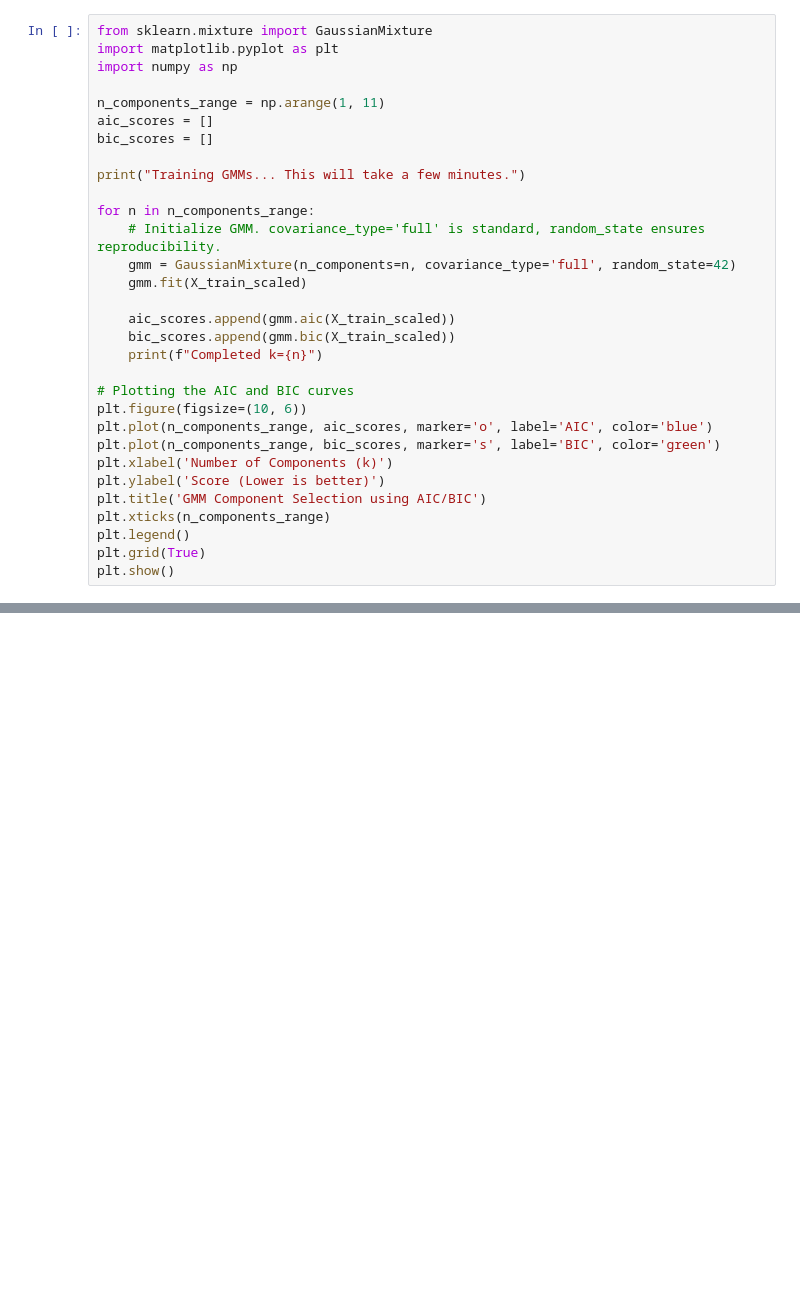
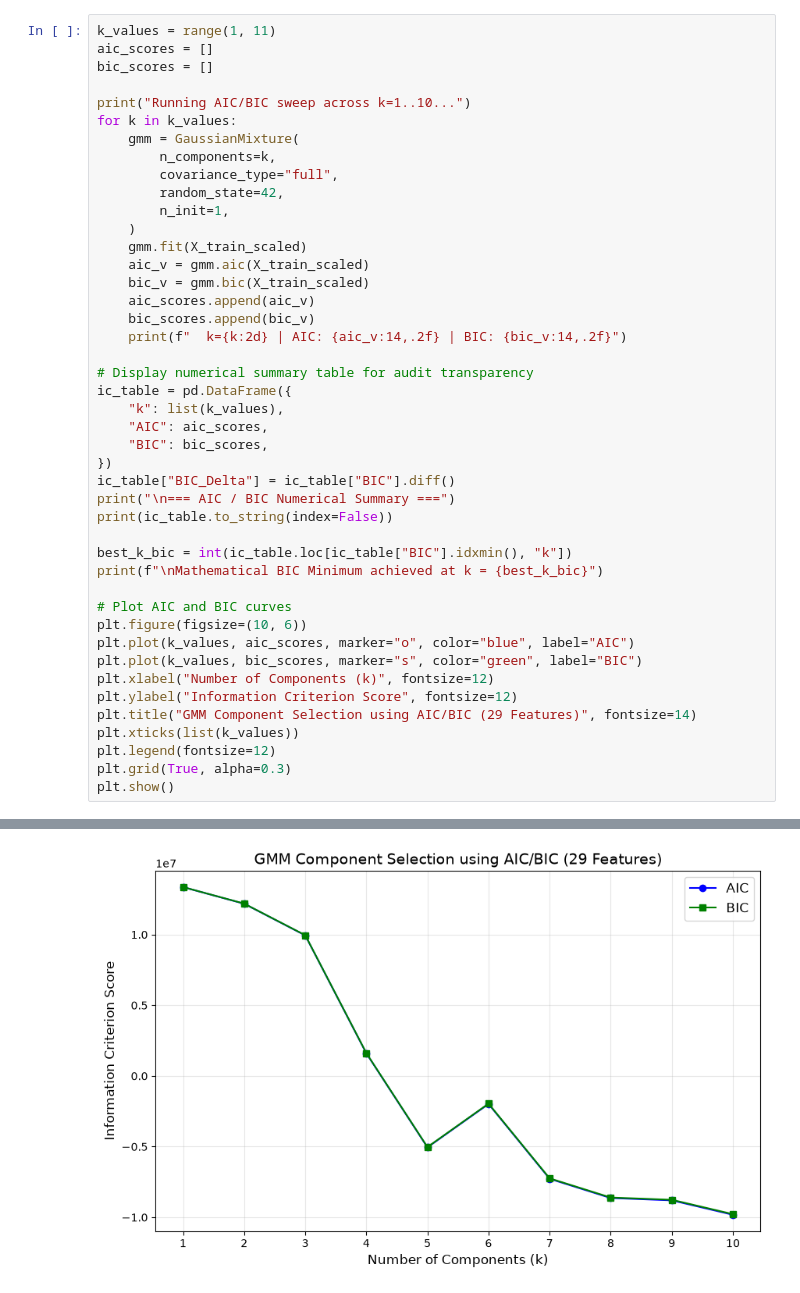
Before and after one commit to palak22291/card-fraud-triage, a Jupyter notebook: notebooks/gmm_model_selection.ipynb, the cells around one changed output, grey strips where cells are left out. Drawn from its saved outputs; the diff is of its cells as text; blank space fills up the shorter version.

Commit message:
feat(model): execute leak-free gmm training sweep (k=10) and serialize artifacts

```diff
--- a/notebooks/gmm_model_selection.ipynb
+++ b/notebooks/gmm_model_selection.ipynb
@@ -19,32 +45,45 @@ FileNotFoundError: [Errno 2] No such file or directory: 'data/processed/train_le
 # %%
-from sklearn.mixture import GaussianMixture
-import matplotlib.pyplot as plt
-import numpy as np
-
-n_components_range = np.arange(1, 11)
+k_values = range(1, 11)
 aic_scores = []
 bic_scores = []
 
-print("Training GMMs... This will take a few minutes.")
+print("Running AIC/BIC sweep across k=1..10...")
+for k in k_values:
+    gmm = GaussianMixture(
+        n_components=k,
+        covariance_type="full",
+        random_state=42,
+        n_init=1,
+    )
+    gmm.fit(X_train_scaled)
+    aic_v = gmm.aic(X_train_scaled)
+    bic_v = gmm.bic(X_train_scaled)
+    aic_scores.append(aic_v)
+    bic_scores.append(bic_v)
+    print(f"  k={k:2d} | AIC: {aic_v:14,.2f} | BIC: {bic_v:14,.2f}")
 
-for n in n_components_range:
-    # Initialize GMM. covariance_type='full' is standard, random_state ensures reproducibility.
-    gmm = GaussianMixture(n_components=n, covariance_type='full', random_state=42)
-    gmm.fit(X_train_scaled)
+# Display numerical summary table for audit transparency
+ic_table = pd.DataFrame({
+    "k": list(k_values),
+    "AIC": aic_scores,
+    "BIC": bic_scores,
+})
+ic_table["BIC_Delta"] = ic_table["BIC"].diff()
+print("\n=== AIC / BIC Numerical Summary ===")
+print(ic_table.to_string(index=False))
 
-    aic_scores.append(gmm.aic(X_train_scaled))
-    bic_scores.append(gmm.bic(X_train_scaled))
-    print(f"Completed k={n}")
+best_k_bic = int(ic_table.loc[ic_table["BIC"].idxmin(), "k"])
+print(f"\nMathematical BIC Minimum achieved at k = {best_k_bic}")
 
-# Plotting the AIC and BIC curves
+# Plot AIC and BIC curves
 plt.figure(figsize=(10, 6))
-plt.plot(n_components_range, aic_scores, marker='o', label='AIC', color='blue')
-plt.plot(n_components_range, bic_scores, marker='s', label='BIC', color='green')
-plt.xlabel('Number of Components (k)')
-plt.ylabel('Score (Lower is better)')
-plt.title('GMM Component Selection using AIC/BIC')
-plt.xticks(n_components_range)
-plt.legend()
-plt.grid(True)
+plt.plot(k_values, aic_scores, marker="o", color="blue", label="AIC")
+plt.plot(k_values, bic_scores, marker="s", color="green", label="BIC")
+plt.xlabel("Number of Components (k)", fontsize=12)
+plt.ylabel("Information Criterion Score", fontsize=12)
+plt.title("GMM Component Selection using AIC/BIC (29 Features)", fontsize=14)
+plt.xticks(list(k_values))
+plt.legend(fontsize=12)
+plt.grid(True, alpha=0.3)
 plt.show()
 # %% [output]
@@ -52,0 +107 @@ NameError: name 'X_train_scaled' is not defined
+[figure, added]
```
Also changed, not shown: parts of 11 cells of this notebook, 2 other files.
